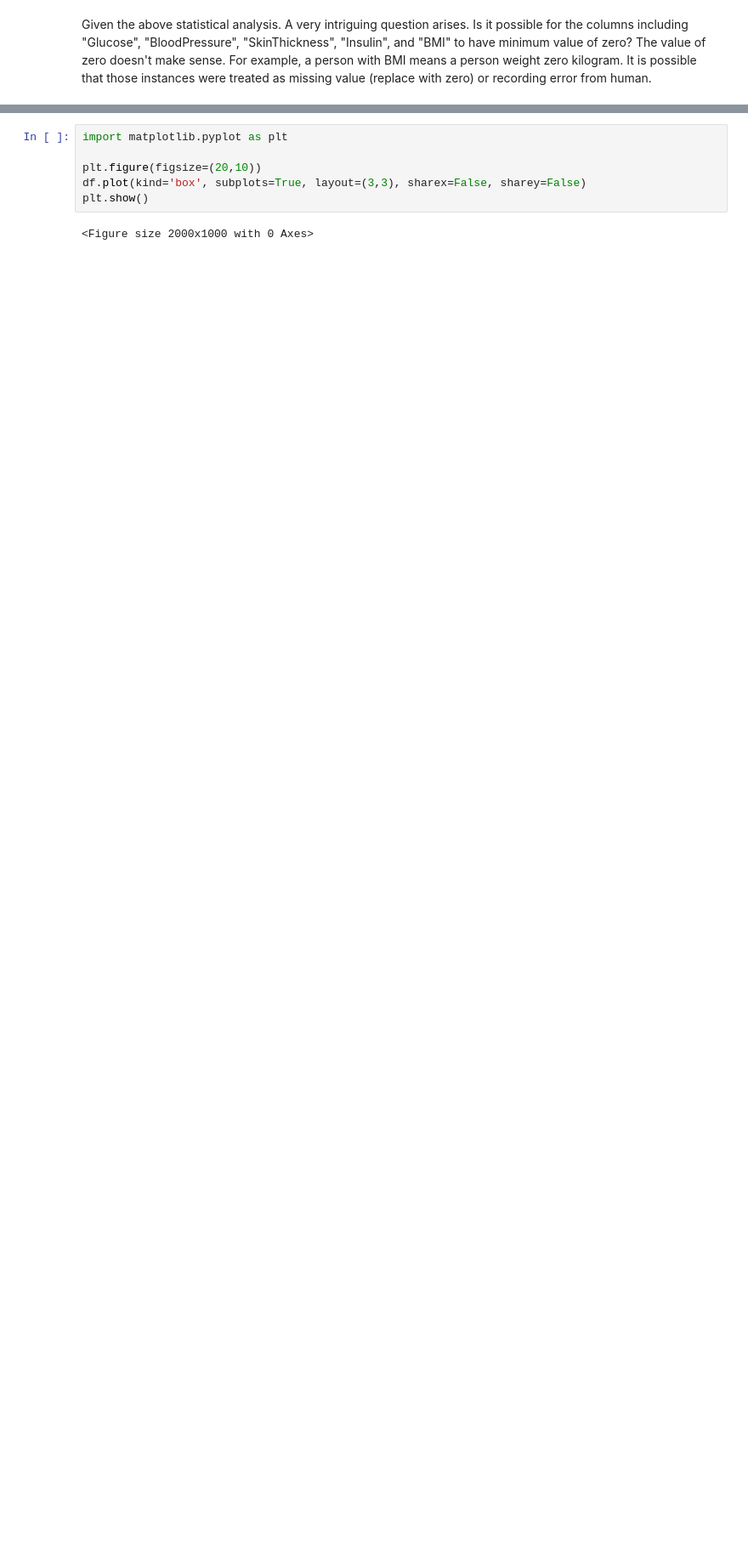
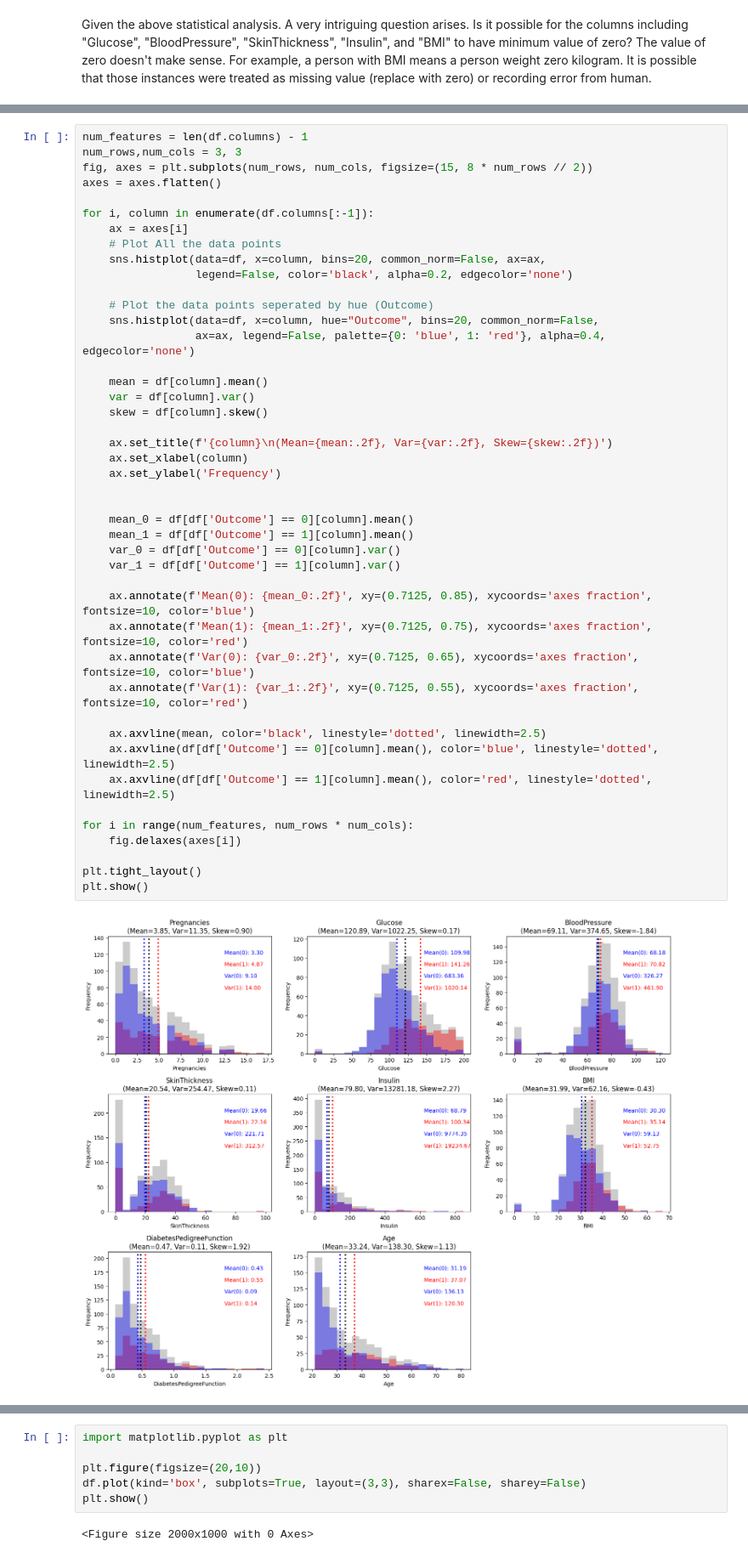
Before and after one commit to chanonchacharu/DL-Pima-Diabetes-Classification, a Jupyter notebook: pima-indians-diabetes-analysis-model-development.ipynb, the cells around one changed output, grey strips where cells are left out. Shown at 85% size. Saved outputs shown, nothing was run; the diff lists cells and outputs as text; blank space fills up the shorter version.

```diff
--- a/pima-indians-diabetes-analysis-model-development.ipynb
+++ b/pima-indians-diabetes-analysis-model-development.ipynb
@@ -110,3 +115,49 @@ plt.show()
+# %%
+num_features = len(df.columns) - 1
+num_rows,num_cols = 3, 3
+fig, axes = plt.subplots(num_rows, num_cols, figsize=(15, 8 * num_rows // 2))
+axes = axes.flatten()
+
+for i, column in enumerate(df.columns[:-1]):
+    ax = axes[i]
+    # Plot All the data points
+    sns.histplot(data=df, x=column, bins=20, common_norm=False, ax=ax,
+                 legend=False, color='black', alpha=0.2, edgecolor='none')
+
+    # Plot the data points seperated by hue (Outcome)
+    sns.histplot(data=df, x=column, hue="Outcome", bins=20, common_norm=False,
+                 ax=ax, legend=False, palette={0: 'blue', 1: 'red'}, alpha=0.4, edgecolor='none')
+
+    mean = df[column].mean()
+    var = df[column].var()
+    skew = df[column].skew()
+
+    ax.set_title(f'{column}\n(Mean={mean:.2f}, Var={var:.2f}, Skew={skew:.2f})')
+    ax.set_xlabel(column)
+    ax.set_ylabel('Frequency')
+
+
+    mean_0 = df[df['Outcome'] == 0][column].mean()
+    mean_1 = df[df['Outcome'] == 1][column].mean()
+    var_0 = df[df['Outcome'] == 0][column].var()
+    var_1 = df[df['Outcome'] == 1][column].var()
+
+    ax.annotate(f'Mean(0): {mean_0:.2f}', xy=(0.7125, 0.85), xycoords='axes fraction', fontsize=10, color='blue')
+    ax.annotate(f'Mean(1): {mean_1:.2f}', xy=(0.7125, 0.75), xycoords='axes fraction', fontsize=10, color='red')
+    ax.annotate(f'Var(0): {var_0:.2f}', xy=(0.7125, 0.65), xycoords='axes fraction', fontsize=10, color='blue')
+    ax.annotate(f'Var(1): {var_1:.2f}', xy=(0.7125, 0.55), xycoords='axes fraction', fontsize=10, color='red')
+
+    ax.axvline(mean, color='black', linestyle='dotted', linewidth=2.5)
+    ax.axvline(df[df['Outcome'] == 0][column].mean(), color='blue', linestyle='dotted', linewidth=2.5)
+    ax.axvline(df[df['Outcome'] == 1][column].mean(), color='red', linestyle='dotted', linewidth=2.5)
+
+for i in range(num_features, num_rows * num_cols):
+    fig.delaxes(axes[i])
+
+plt.tight_layout()
+plt.show()
+# %% [output]
+[figure, added]
 # %%
 import seaborn as sns
 
```
Also changed, not shown: parts of 6 cells of this notebook.
